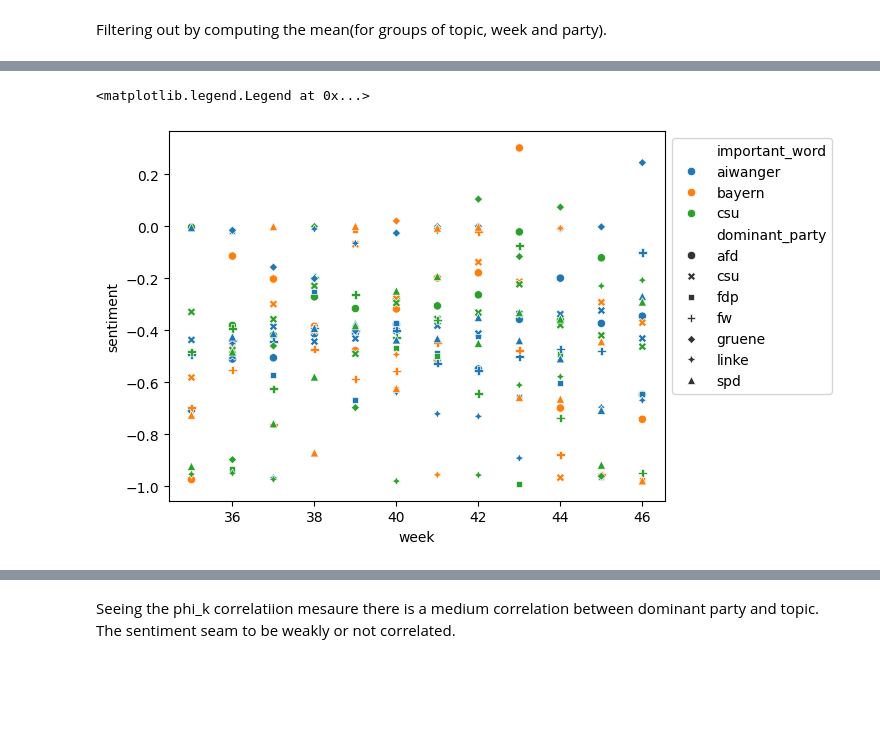
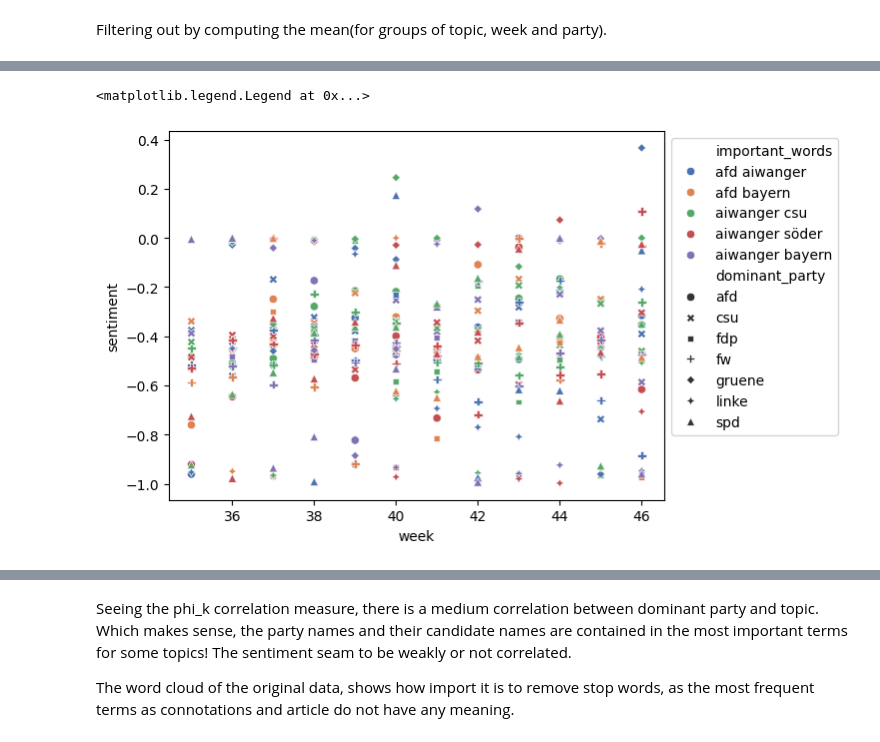
Before and after one commit to sehHeiden/Analyse_von_Finanzdaten, a Jupyter notebook: Block3/lda_project.ipynb, the cells around one changed output, grey strips where cells are left out. Drawn from its saved outputs; the diff is of its cells as text; code cells hidden in the pictures; blank space fills up the shorter version.

```diff
--- a/Block3/lda_project.ipynb
+++ b/Block3/lda_project.ipynb
@@ -223,7 +266,7 @@ def get_model(
         corpus=_corpus, id2word=_id2word, num_topics=_num_topics, random_state=random_state
     )
 # %%
-num_topics = 15
+num_topics = 10
 lda_model = get_model(_corpus=corpus, _id2word=id2word, _num_topics=num_topics, random_state=2)
 LDAvis_prepared = pyLDAvis.gensim_models.prepare(lda_model, corpus, id2word)
 LDAvis_prepared
@@ -260,7 +303,4 @@ def get_main_topic(doc: list) -> int:
     return max(doc, key=lambda x: x[1])[0]
 
 
-main_topics = [get_main_topic(x) for x in document_topics]
-german_sentiment_df["main_topics"] = main_topics
-
-sns.scatterplot(data=german_sentiment_df, x="week", y="sentiment", hue="main_topics", style="dominant_party")
+german_sentiment_df["main_topics"] = [get_main_topic(x) for x in document_topics]
@@ -282,7 +322,12 @@ sns.scatterplot(data=german_sentiment_df_p, x="week", y="sentiment", hue="main_t
 # %%
 def get_most_important_word(model: gensim.models.LdaModel) -> dict[int, str]:
-    """Get the most important word of a given model."""
-    return {x[0]: x[1].split("*")[1][1:-1] for x in model.show_topics(num_words=1, num_topics=-1)}
+    """
+    Get the most important words of a given model.
+
+    There are to many topics with the same most important word therefore we use two.
+    Alphabetical order!
+    """
+    return {x[0]: " ".join(sorted(x[1].split('"')[1:5:2])) for x in model.show_topics(num_words=2, num_topics=-1)}
 
 
 get_most_important_word(lda_model)
@@ -305,7 +345,7 @@ get_most_important_word(lda_model)
 # %%
 german_sentiment_df_t = german_sentiment_df.copy()
-german_sentiment_df_t["important_word"] = german_sentiment_df_t.main_topics.apply(
+german_sentiment_df_t["important_words"] = german_sentiment_df_t.main_topics.apply(
     lambda x: get_most_important_word(lda_model)[x]
 )
-german_sentiment_df_t
+german_sentiment_df_t.important_words.value_counts()
 # %% [output]
@@ -325,14 +359,16 @@ german_sentiment_df_t
 # %%
 german_sentiment_df_t = (
-    german_sentiment_df_t[["dominant_party", "week", "sentiment", "important_word"]]
-    .groupby(by=["dominant_party", "week", "important_word"])
+    german_sentiment_df_t[["dominant_party", "week", "sentiment", "important_words"]]
+    .groupby(by=["dominant_party", "week", "important_words"])
     .mean()
 )
-ax = sns.scatterplot(data=german_sentiment_df_t, x="week", y="sentiment", hue="important_word", style="dominant_party")
+ax = sns.scatterplot(
+    data=german_sentiment_df_t, x="week", y="sentiment", hue="important_words", style="dominant_party", palette="deep"
+)
 ax.legend(loc="upper left", bbox_to_anchor=(1, 1))
 # %% [output]
 <matplotlib.legend.Legend at 0x...>
-[figure, old version]
+[figure, new version]
 # %%
 profile = ProfileReport(
     german_sentiment_df,
@@ -353,8 +389,10 @@ profile.to_notebook_iframe()
 # %% [output]
 [interactive output not drawn]
 # %% [markdown]
-Seeing the phi_k correlatiion mesaure there is a medium correlation between dominant party and topic.
+Seeing the phi_k correlation measure, there is a medium correlation between dominant party and topic. Which makes sense, the party names and their candidate names are contained in the most important terms for some topics!
 The sentiment seam to be weakly or not correlated.
+
+The word cloud of the original data, shows how import it is to remove stop words, as the most frequent terms as connotations and article do not have any meaning.
 # %% [markdown]
 ## LDA - Topics
 
```
Also changed, not shown: parts of 18 cells of this notebook.
